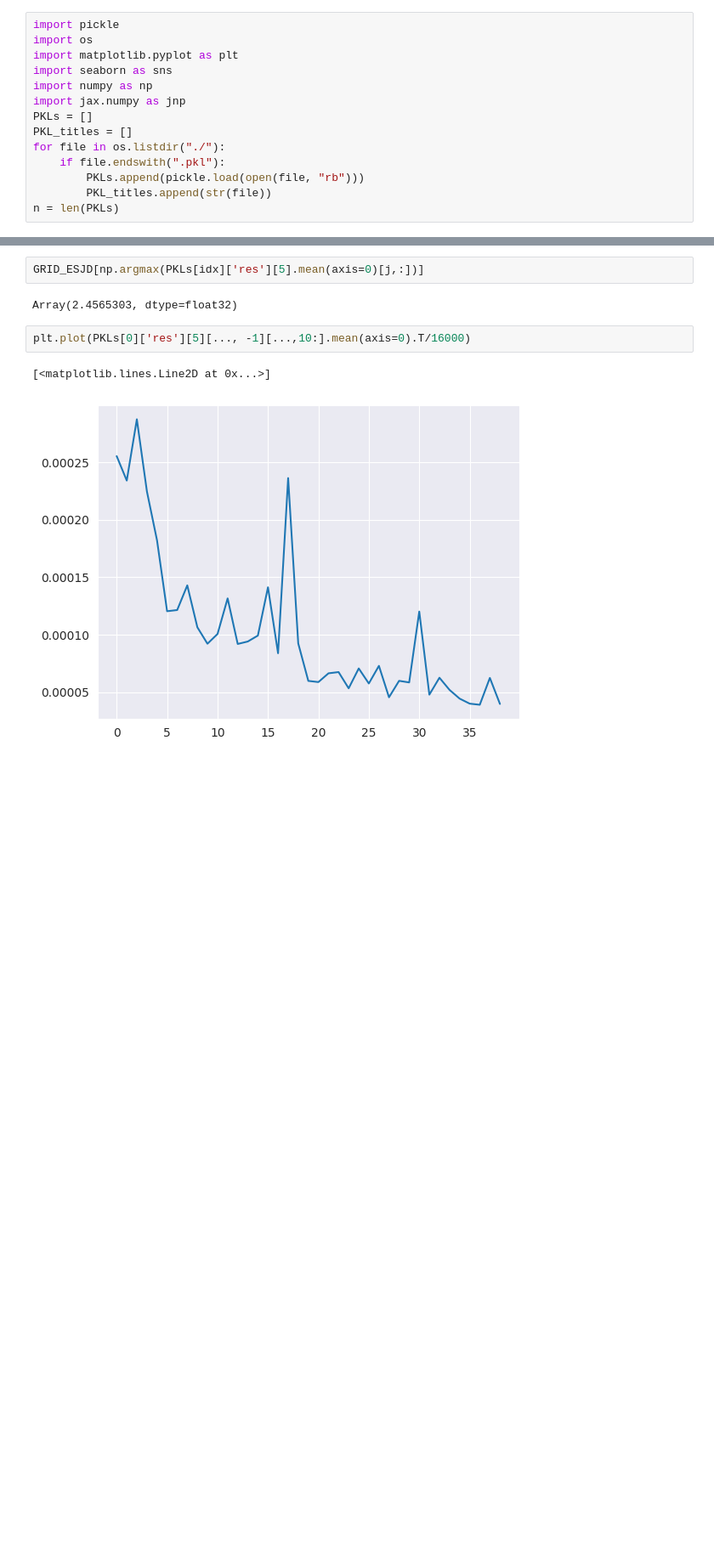
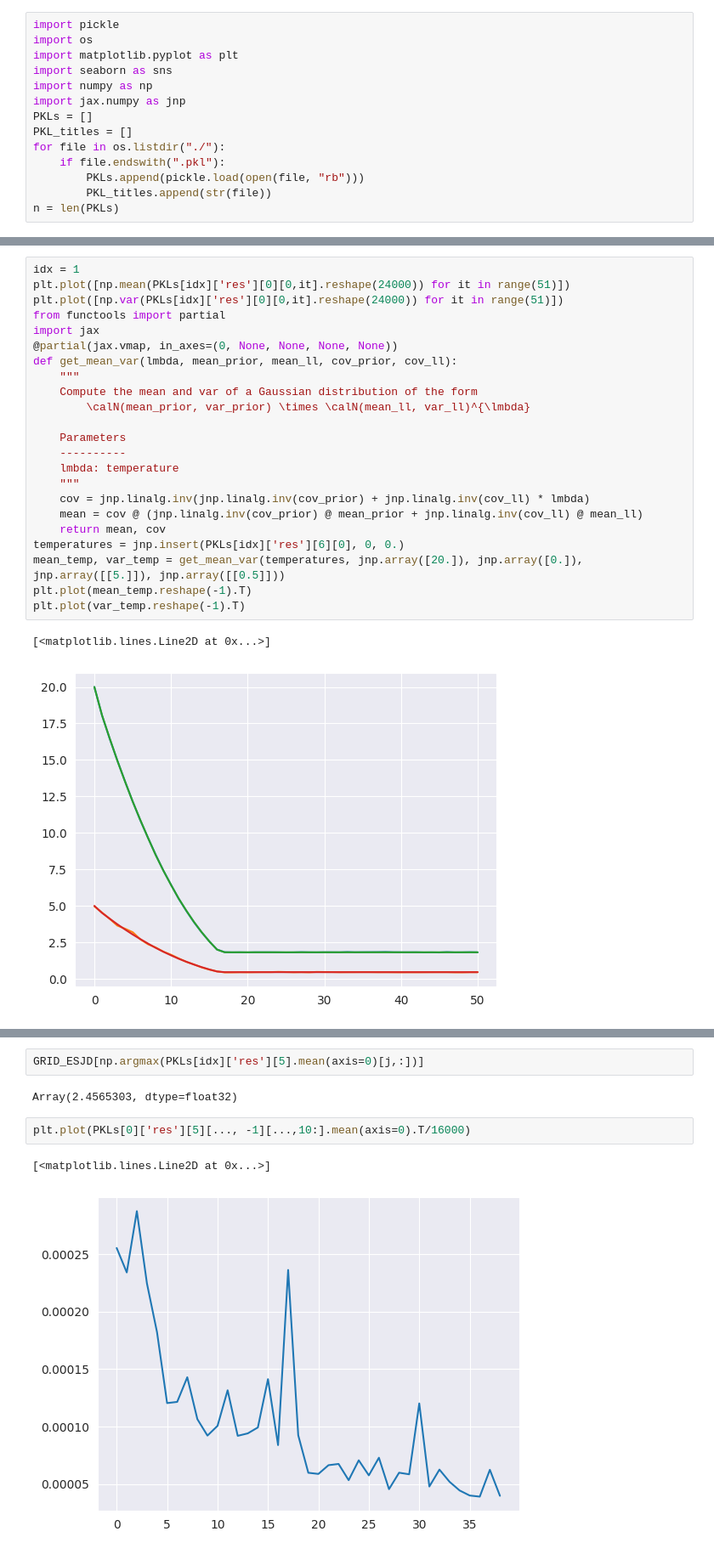
Before and after one commit to ylefay/adaptive_smc_tempering, a Jupyter notebook: adaptative_smc/read.ipynb, the cells around one changed output, grey strips where cells are left out. Shown at 85% size. Saved outputs shown, nothing was run; the diff lists cells and outputs as text; blank space fills up the shorter version.

```diff
--- a/adaptative_smc/read.ipynb
+++ b/adaptative_smc/read.ipynb
@@ -47,0 +57,26 @@ Text(0.5, 0, 'scale parameter')
+# %%
+idx = 1
+plt.plot([np.mean(PKLs[idx]['res'][0][0,it].reshape(24000)) for it in range(51)])
+plt.plot([np.var(PKLs[idx]['res'][0][0,it].reshape(24000)) for it in range(51)])
+from functools import partial
+import jax
+@partial(jax.vmap, in_axes=(0, None, None, None, None))
+def get_mean_var(lmbda, mean_prior, mean_ll, cov_prior, cov_ll):
+    """
+    Compute the mean and var of a Gaussian distribution of the form
+        \calN(mean_prior, var_prior) \times \calN(mean_ll, var_ll)^{\lmbda}
+
+    Parameters
+    ----------
+    lmbda: temperature
+    """
+    cov = jnp.linalg.inv(jnp.linalg.inv(cov_prior) + jnp.linalg.inv(cov_ll) * lmbda)
+    mean = cov @ (jnp.linalg.inv(cov_prior) @ mean_prior + jnp.linalg.inv(cov_ll) @ mean_ll)
+    return mean, cov
+temperatures = jnp.insert(PKLs[idx]['res'][6][0], 0, 0.)
+mean_temp, var_temp = get_mean_var(temperatures, jnp.array([20.]), jnp.array([0.]), jnp.array([[5.]]), jnp.array([[0.5]]))
+plt.plot(mean_temp.reshape(-1).T)
+plt.plot(var_temp.reshape(-1).T)
+# %% [output]
+[<matplotlib.lines.Line2D at 0x...>]
+[figure, added]
```
Also changed, not shown: parts of 8 cells of this notebook, 6 other files.
